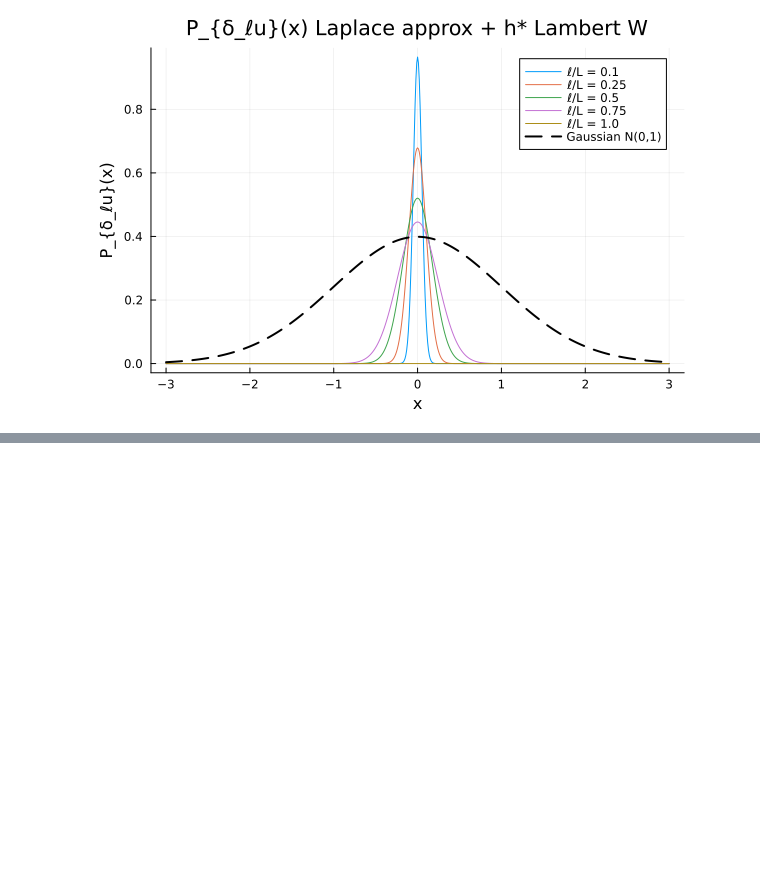
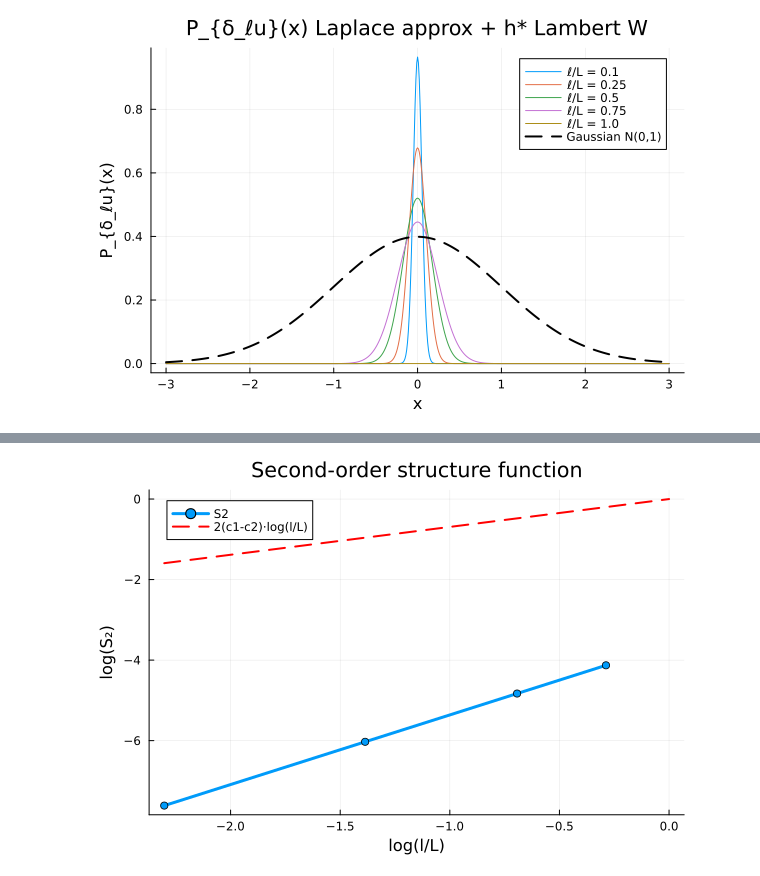
Before and after one commit to pleflohic/turbulence-velocity-increments, a Jupyter notebook: notebooks/non_normalized.ipynb, the cells around one changed output, grey strips where cells are left out. Saved outputs shown, nothing was run; the diff lists cells and outputs as text; code cells hidden in the pictures; blank space fills up the shorter version.

```diff
--- a/notebooks/non_normalized.ipynb
+++ b/notebooks/non_normalized.ipynb
@@ -290,0 +356,8 @@ display(p1)
+# %%
+# theoretical slope 2(c1 - c2)
+plot!(pS2, log.(l_values ./ L), 2*(c1-c2)*log.(l_values ./ L),
+      lw=2, ls=:dash, color=:red, label="2(c1-c2)·log(l/L)")
+
+display(pS2)
+# %% [output]
+[figure, added]
```
Also changed, not shown: parts of 9 cells of this notebook.
